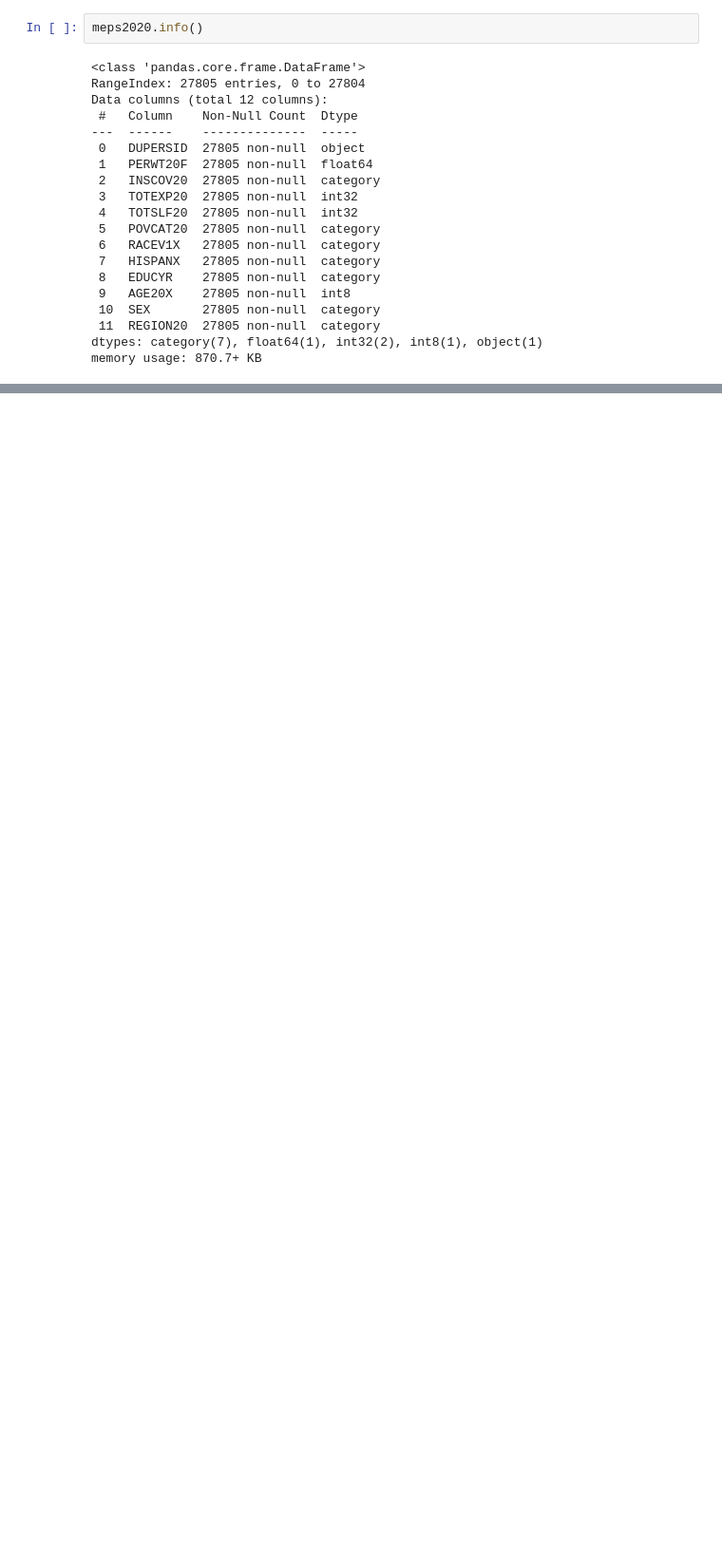
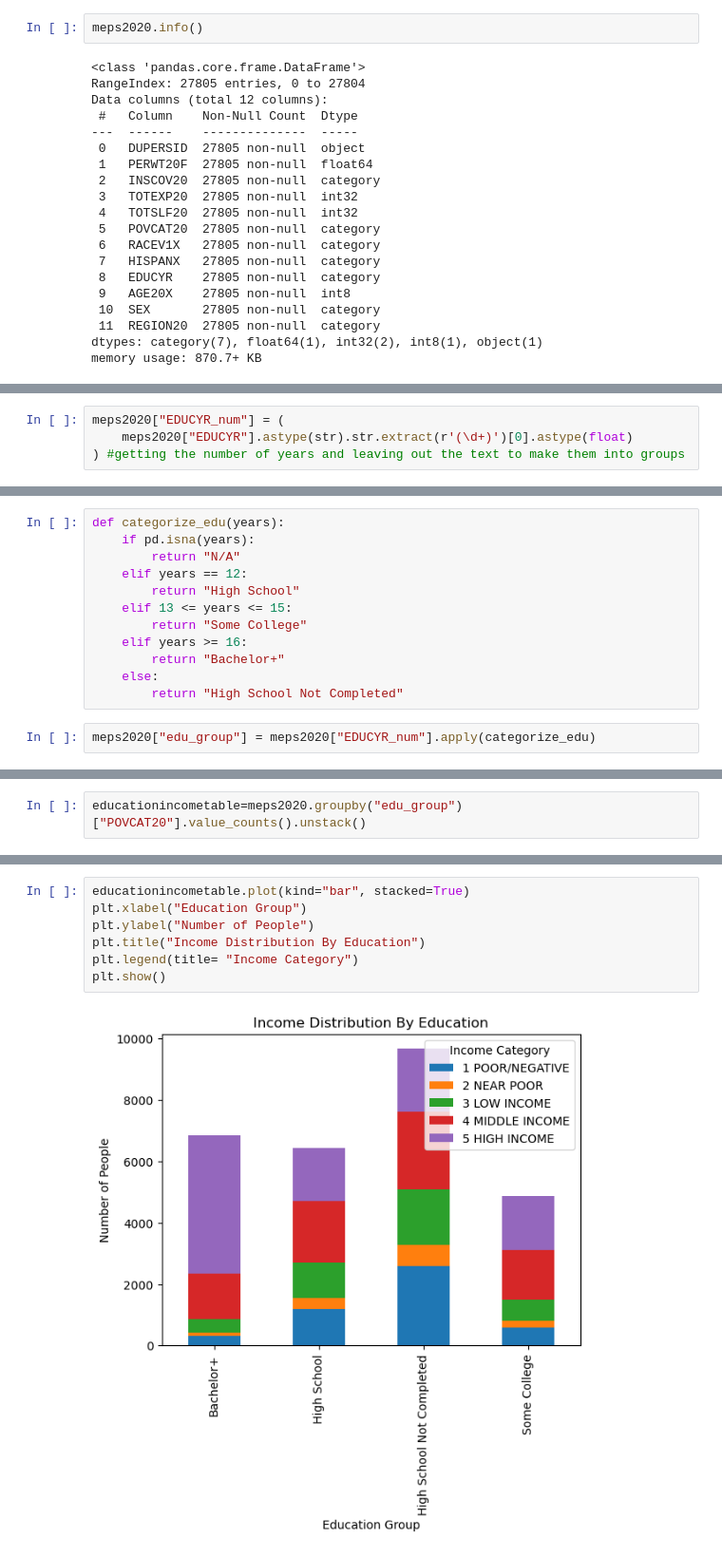
Before and after one commit to mahienda/health_disparaties, a Jupyter notebook: capstone.ipynb, the cells around one changed output, grey strips where cells are left out. Shown: that part at 95% size. Saved outputs shown, nothing was run; the diff lists cells and outputs as text; blank space fills up the shorter version.

```diff
--- a/capstone.ipynb
+++ b/capstone.ipynb
@@ -205,0 +221,4 @@ memory usage: 870.7+ KB
+# %%
+meps2020["EDUCYR_num"] = (
+    meps2020["EDUCYR"].astype(str).str.extract(r'(\d+)')[0].astype(float)
+) #getting the number of years and leaving out the text to make them into groups
@@ -205,0 +227,14 @@ memory usage: 870.7+ KB
+# %%
+def categorize_edu(years):
+    if pd.isna(years):
+        return "N/A"
+    elif years == 12:
+        return "High School"
+    elif 13 <= years <= 15:
+        return "Some College"
+    elif years >= 16:
+        return "Bachelor+"
+    else:
+        return "High School Not Completed"
+# %%
+meps2020["edu_group"] = meps2020["EDUCYR_num"].apply(categorize_edu)
@@ -205,0 +288,2 @@ memory usage: 870.7+ KB
+# %%
+educationincometable=meps2020.groupby("edu_group")["POVCAT20"].value_counts().unstack()
@@ -205,0 +326,9 @@ memory usage: 870.7+ KB
+# %%
+educationincometable.plot(kind="bar", stacked=True)
+plt.xlabel("Education Group")
+plt.ylabel("Number of People")
+plt.title("Income Distribution By Education")
+plt.legend(title= "Income Category")
+plt.show()
+# %% [output]
+[figure, added]
```
Also changed, not shown: parts of 25 cells of this notebook.
